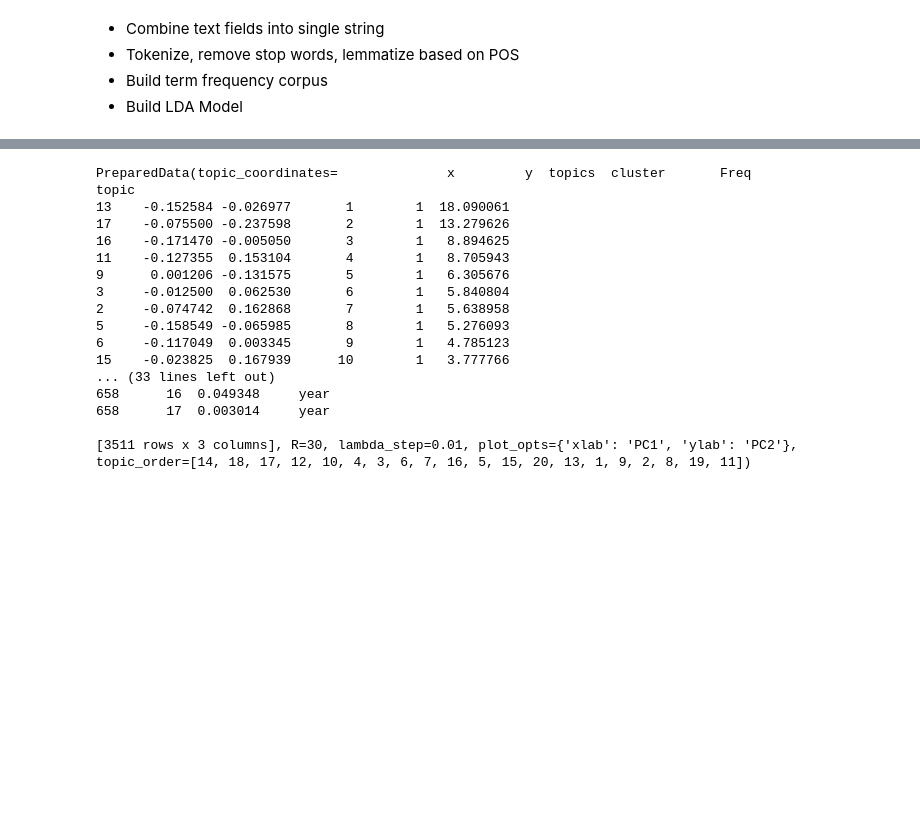
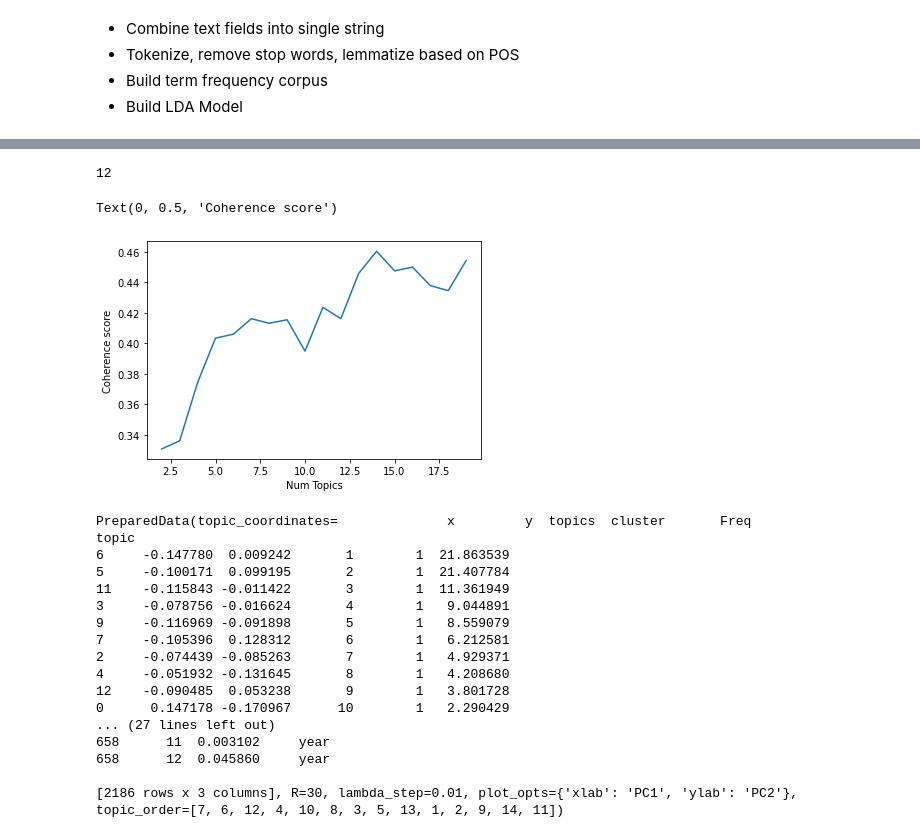
Before and after one commit to anuragkumar/fake-job-posting-prediction, a Jupyter notebook: fake_job_postings.ipynb, the cells around one changed output, grey strips where cells are left out. Saved outputs shown, nothing was run; the diff lists cells and outputs as text; code cells hidden in the pictures; blank space fills up the shorter version.

Commit message:
coherence topic tuning

```diff
--- a/fake_job_postings.ipynb
+++ b/fake_job_postings.ipynb
@@ -265,0 +303,3 @@ lda_model = gensim.models.ldamodel.LdaModel(corpus=corpus,
+# %%
+model_list, coherence_values = compute_coherence_values(dictionary=corpus_dict, corpus=corpus, texts=text, start=2, limit=20, step=1)
+# 2.5 hours to run
@@ -265,0 +325,14 @@ lda_model = gensim.models.ldamodel.LdaModel(corpus=corpus,
+# %%
+np.argmax(coherence_values) # started at 2, this is position 12, so 14 topics
+# %% [output]
+12
+# %%
+limit=20; start=2; step=1;
+x = range(start, limit, step)
+plt.plot(x, coherence_values)
+plt.xlabel("Num Topics")
+plt.ylabel("Coherence score")
+# todo: change xticks to integers
+# %% [output]
+Text(0, 0.5, 'Coherence score')
+[figure, added]
@@ -266,26 +347,26 @@ lda_model = gensim.models.ldamodel.LdaModel(corpus=corpus,
 # %%
-# visualize topics
+# visualize topics - still don't look separate, even if they are coherent. investigate other ways to tune.
 pyLDAvis.enable_notebook()
-vis = pyLDAvis.gensim.prepare(lda_model, corpus, corpus_dict)
+vis = pyLDAvis.gensim.prepare(lda_model_best, corpus, corpus_dict)
 vis
 # %% [output]
 PreparedData(topic_coordinates=              x         y  topics  cluster       Freq
 topic
-13    -0.152584 -0.026977       1        1  18.090061
-17    -0.075500 -0.237598       2        1  13.279626
-16    -0.171470 -0.005050       3        1   8.894625
-11    -0.127355  0.153104       4        1   8.705943
-9      0.001206 -0.131575       5        1   6.305676
-3     -0.012500  0.062530       6        1   5.840804
-2     -0.074742  0.162868       7        1   5.638958
-5     -0.158549 -0.065985       8        1   5.276093
-6     -0.117049  0.003345       9        1   4.785123
-15    -0.023825  0.167939      10        1   3.777766
-... (33 lines left out)
-658      16  0.049348     year
-658      17  0.003014     year
+6     -0.147780  0.009242       1        1  21.863539
+5     -0.100171  0.099195       2        1  21.407784
+11    -0.115843 -0.011422       3        1  11.361949
+3     -0.078756 -0.016624       4        1   9.044891
+9     -0.116969 -0.091898       5        1   8.559079
+7     -0.105396  0.128312       6        1   6.212581
+2     -0.074439 -0.085263       7        1   4.929371
+4     -0.051932 -0.131645       8        1   4.208680
+12    -0.090485  0.053238       9        1   3.801728
+0      0.147178 -0.170967      10        1   2.290429
+... (27 lines left out)
+658      11  0.003102     year
+658      12  0.045860     year
 
-[3511 rows x 3 columns], R=30, lambda_step=0.01, plot_opts={'xlab': 'PC1', 'ylab': 'PC2'}, topic_order=[14, 18, 17, 12, 10, 4, 3, 6, 7, 16, 5, 15, 20, 13, 1, 9, 2, 8, 19, 11])
+[2186 rows x 3 columns], R=30, lambda_step=0.01, plot_opts={'xlab': 'PC1', 'ylab': 'PC2'}, topic_order=[7, 6, 12, 4, 10, 8, 3, 5, 13, 1, 2, 9, 14, 11])
 # %%
 # reconstruct dataframe with metadata columns with topic probabilities
 topicdf = pd.DataFrame()
```
Also changed, not shown: parts of 6 cells of this notebook, 2 other files.
